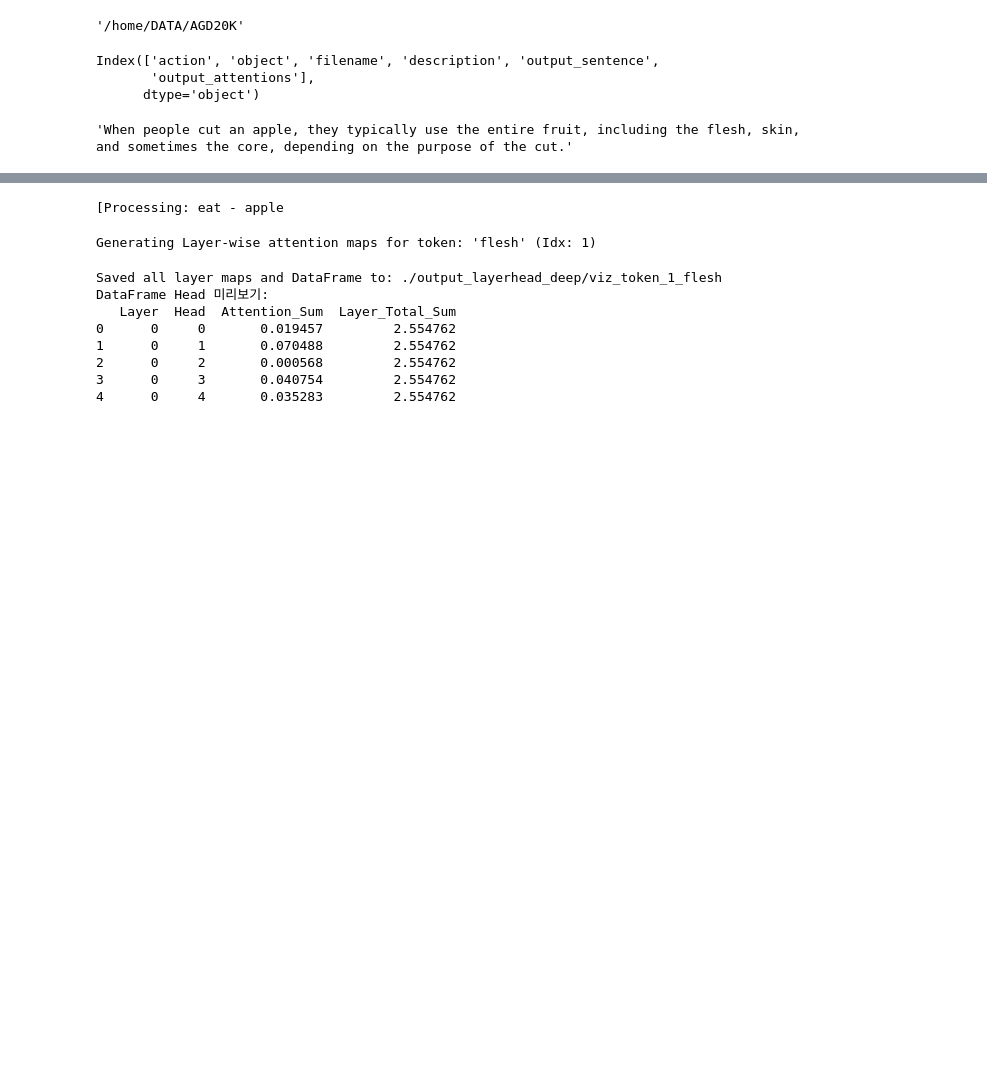
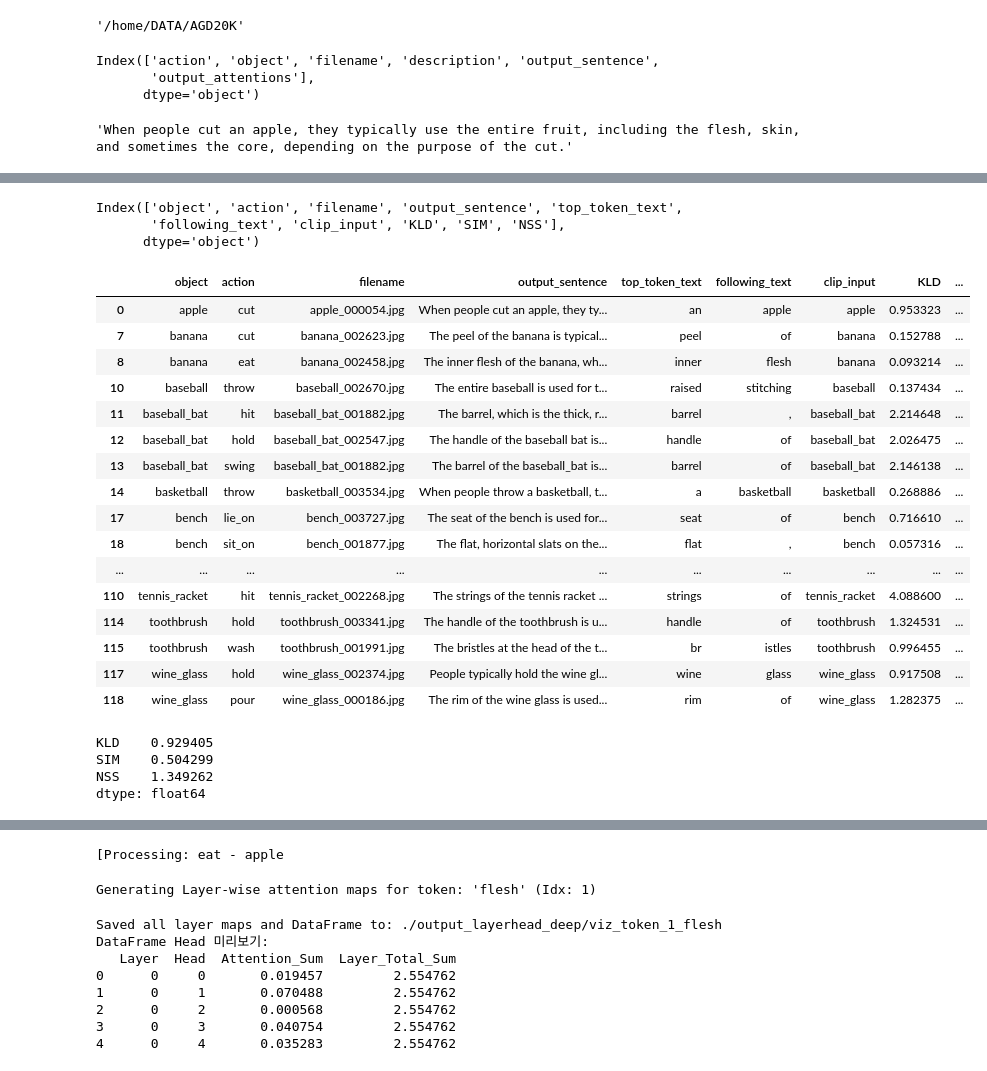
Before and after one commit to DrFirstLee/qwen3_AG, a Jupyter notebook: AttentionHeads/output_attention_analysis.ipynb, the cells around one changed output, grey strips where cells are left out. Saved outputs shown, nothing was run; the diff lists cells and outputs as text; code cells hidden in the pictures; blank space fills up the shorter version.

Commit message:
ego with attenthin heads

```diff
--- a/AttentionHeads/output_attention_analysis.ipynb
+++ b/AttentionHeads/output_attention_analysis.ipynb
@@ -60,6 +61,49 @@ Index(['action', 'object', 'filename', 'description', 'output_sentence',
 df_output.iloc[0,4]
 # %% [output]
 'When people cut an apple, they typically use the entire fruit, including the flesh, skin, and sometimes the core, depending on the purpose of the cut.'
+# %%
+import numpy as np
+
+def check_heatmap_containment(heatmap_top, heatmap_obj, threshold=0.15, containment_ratio=0.8):
+    """
+    Args:
+        containment_ratio (float): Top 영역의 몇 % 이상이 Obj와 겹쳐야 포함으로 볼 것인지 (기본 0.9 = 90%)
+    """
+
+    # 1. 텐서인 경우 numpy 변환
+    if hasattr(heatmap_top, 'cpu'):
+        heatmap_top = heatmap_top.detach().cpu().numpy()
+    if hasattr(heatmap_obj, 'cpu'):
+        heatmap_obj = heatmap_obj.detach().cpu().numpy()
+
+    # 2. 이진 마스크 생성
+    mask_top = heatmap_top > threshold
+    mask_obj = heatmap_obj > threshold
+
+    # 3. 면적 계산
+    area_top = np.sum(mask_top)
+    area_obj = np.sum(mask_obj)
+
+    # 예외 처리: Top 히트맵이 아예 활성화되지 않은 경우 (면적 0)
+    if area_top == 0:
+        return False
+
+    # 조건 1: Top의 면적이 Object 면적보다 작은가?
+    is_smaller = area_top < area_obj
+
+    # 4. 포함 관계 확인 (수정된 부분)
+    # 교집합(Intersection) 영역 계산
+    intersection = np.logical_and(mask_top, mask_obj)
+    intersection_area = np.sum(intersection)
+
+    # [수정됨] 교집합 면적이 Top 전체 면적의 90% 이상인지 확인
+    # (intersection_area / area_top) >= 0.9 와 동일한 수식입니다.
+    is_inside = intersection_area >= (area_top * containment_ratio)
+
+    # 디버깅용: 실제 겹치는 비율 확인
+    # print(f"Overlap Ratio: {intersection_area / area_top:.2f}")
+
+    return is_smaller and is_inside
 # %%
 metrics_tracker_alloutput = MetricsTracker(name="all_output")
 import os
@@ -556,0 +713,33 @@ clipseg_input_text : frisbee
+# %%
+df_analy.columns
+# %% [output]
+Index(['object', 'action', 'filename', 'output_sentence', 'top_token_text',
+       'following_text', 'clip_input', 'KLD', 'SIM', 'NSS'],
+      dtype='object')
+# %%
+df_analy[df_analy['clip_input'] == df_analy['object']]
+# %% [output]
+|  | object | action | filename | output_sentence | top_token_text | following_text | clip_input | KLD | ... |
+| 0 | apple | cut | apple_000054.jpg | When people cut an apple, they ty... | an | apple | apple | 0.953323 | ... |
+| 7 | banana | cut | banana_002623.jpg | The peel of the banana is typical... | peel | of | banana | 0.152788 | ... |
+| 8 | banana | eat | banana_002458.jpg | The inner flesh of the banana, wh... | inner | flesh | banana | 0.093214 | ... |
+| 10 | baseball | throw | baseball_002670.jpg | The entire baseball is used for t... | raised | stitching | baseball | 0.137434 | ... |
+| 11 | baseball_bat | hit | baseball_bat_001882.jpg | The barrel, which is the thick, r... | barrel | , | baseball_bat | 2.214648 | ... |
+| 12 | baseball_bat | hold | baseball_bat_002547.jpg | The handle of the baseball bat is... | handle | of | baseball_bat | 2.026475 | ... |
+| 13 | baseball_bat | swing | baseball_bat_001882.jpg | The barrel of the baseball_bat is... | barrel | of | baseball_bat | 2.146138 | ... |
+| 14 | basketball | throw | basketball_003534.jpg | When people throw a basketball, t... | a | basketball | basketball | 0.268886 | ... |
+| 17 | bench | lie_on | bench_003727.jpg | The seat of the bench is used for... | seat | of | bench | 0.716610 | ... |
+| 18 | bench | sit_on | bench_001877.jpg | The flat, horizontal slats on the... | flat | , | bench | 0.057316 | ... |
+| ... | ... | ... | ... | ... | ... | ... | ... | ... | ... |
+| 110 | tennis_racket | hit | tennis_racket_002268.jpg | The strings of the tennis racket ... | strings | of | tennis_racket | 4.088600 | ... |
+| 114 | toothbrush | hold | toothbrush_003341.jpg | The handle of the toothbrush is u... | handle | of | toothbrush | 1.324531 | ... |
+| 115 | toothbrush | wash | toothbrush_001991.jpg | The bristles at the head of the t... | br | istles | toothbrush | 0.996455 | ... |
+| 117 | wine_glass | hold | wine_glass_002374.jpg | People typically hold the wine gl... | wine | glass | wine_glass | 0.917508 | ... |
+| 118 | wine_glass | pour | wine_glass_000186.jpg | The rim of the wine glass is used... | rim | of | wine_glass | 1.282375 | ... |
+# %%
+df_analy[df_analy['clip_input'] == df_analy['object']][['KLD','SIM','NSS']].mean()
+# %% [output]
+KLD    0.929405
+SIM    0.504299
+NSS    1.349262
+dtype: float64
```
Also changed, not shown: parts of 6 cells of this notebook, 6 other files.
